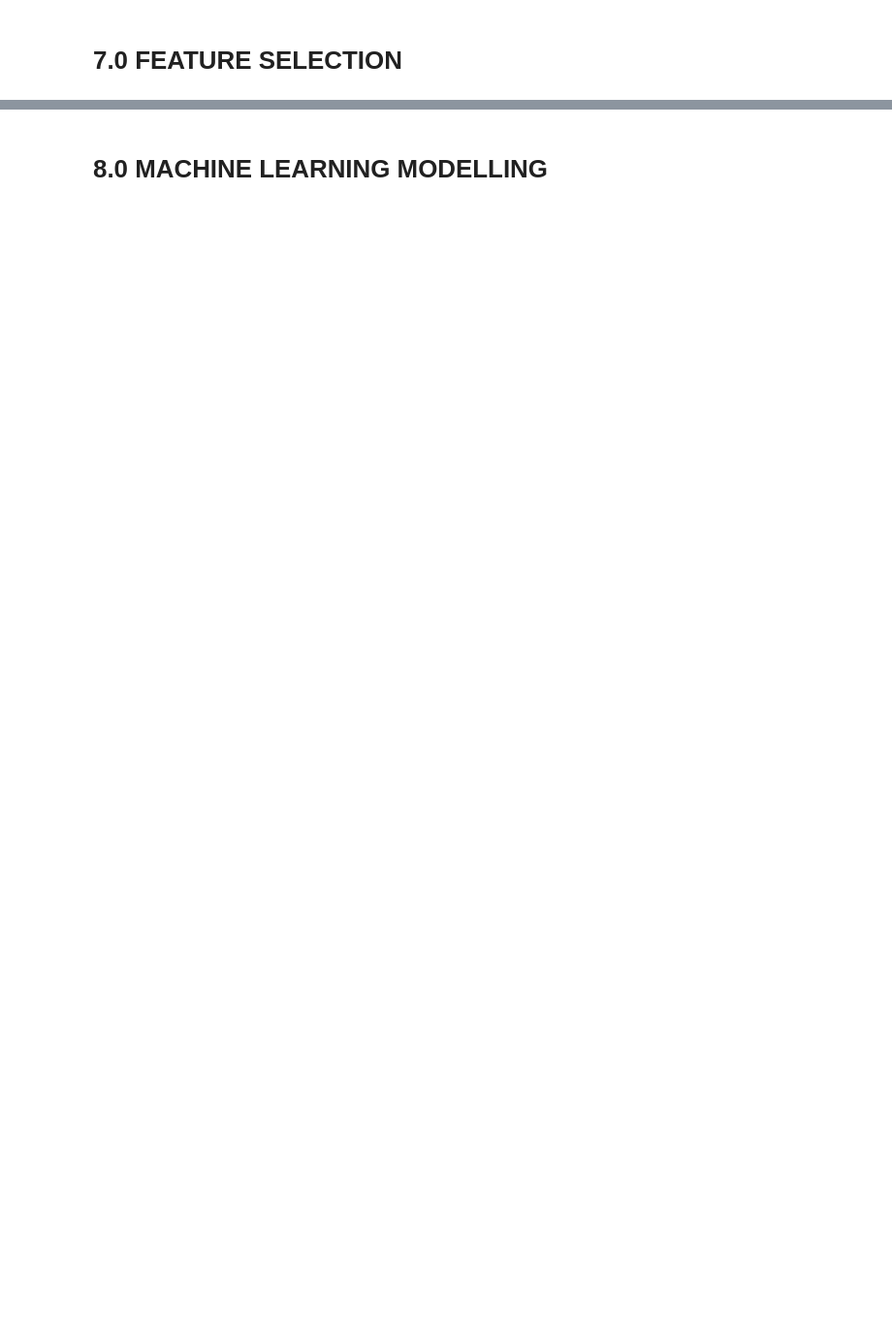
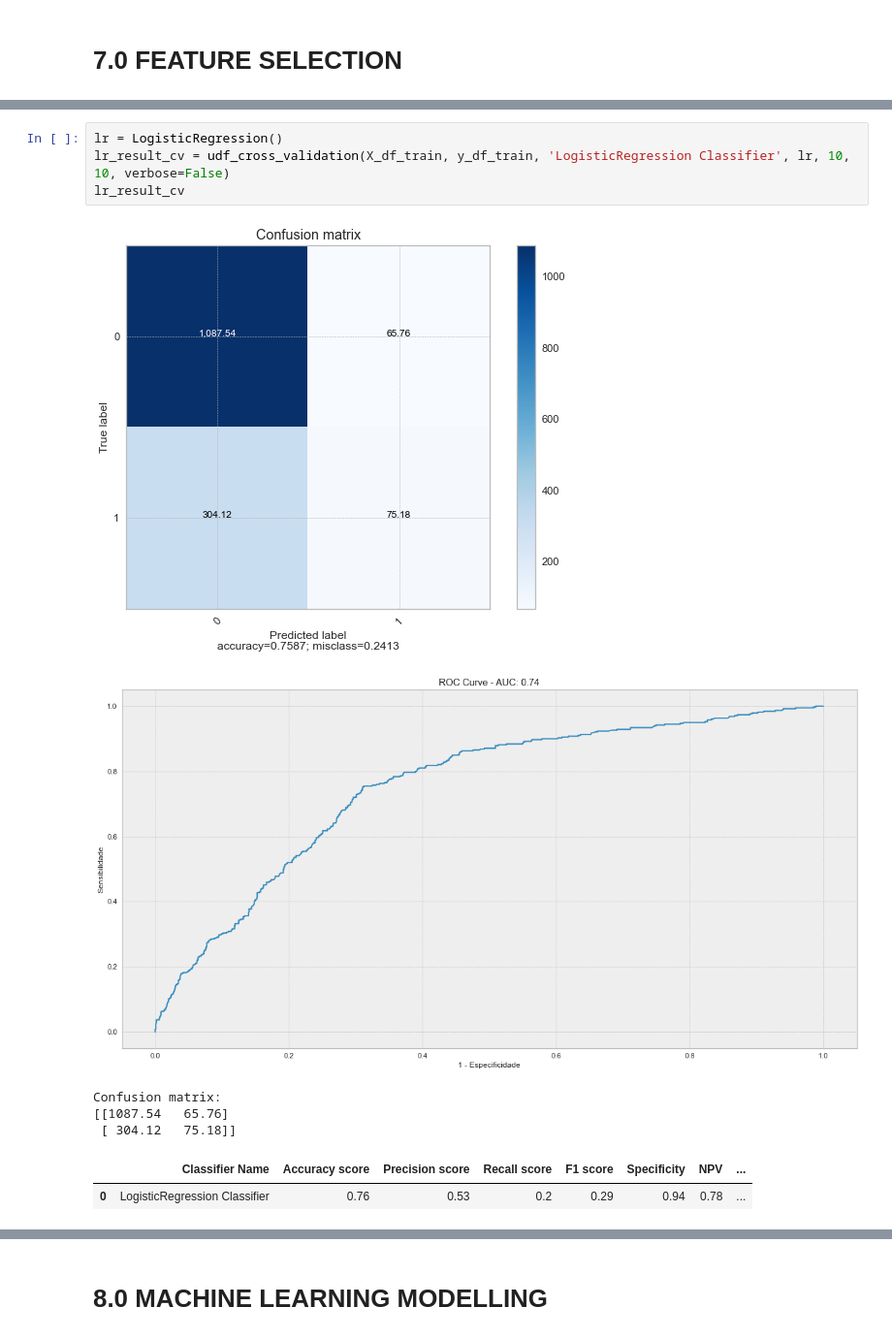
Before and after one commit to fabyosr/MachineLearning, a Jupyter notebook: Sklearn/sklearn_oi_masterdados/Job_Change_of_Data_Scientists.ipynb, the cells around one changed output, grey strips where cells are left out. Shown at 97% size. Drawn from its saved outputs; the diff is of its cells as text; blank space fills up the shorter version.

```diff
--- a/Sklearn/sklearn_oi_masterdados/Job_Change_of_Data_Scientists.ipynb
+++ b/Sklearn/sklearn_oi_masterdados/Job_Change_of_Data_Scientists.ipynb
@@ -838,0 +962,12 @@ df2 = df1.copy()
+# %%
+lr = LogisticRegression()
+lr_result_cv = udf_cross_validation(X_df_train, y_df_train, 'LogisticRegression Classifier', lr, 10, 10, verbose=False)
+lr_result_cv
+# %% [output]
+[figure, added]
+[figure, added]
+Confusion matrix:
+[[1087.54   65.76]
+ [ 304.12   75.18]]
+|  | Classifier Name | Accuracy score | Precision score | Recall score | F1 score | Specificity | NPV | ... |
+| 0 | LogisticRegression Classifier | 0.76 | 0.53 | 0.2 | 0.29 | 0.94 | 0.78 | ... |
```
Also changed, not shown: parts of 31 cells of this notebook.
